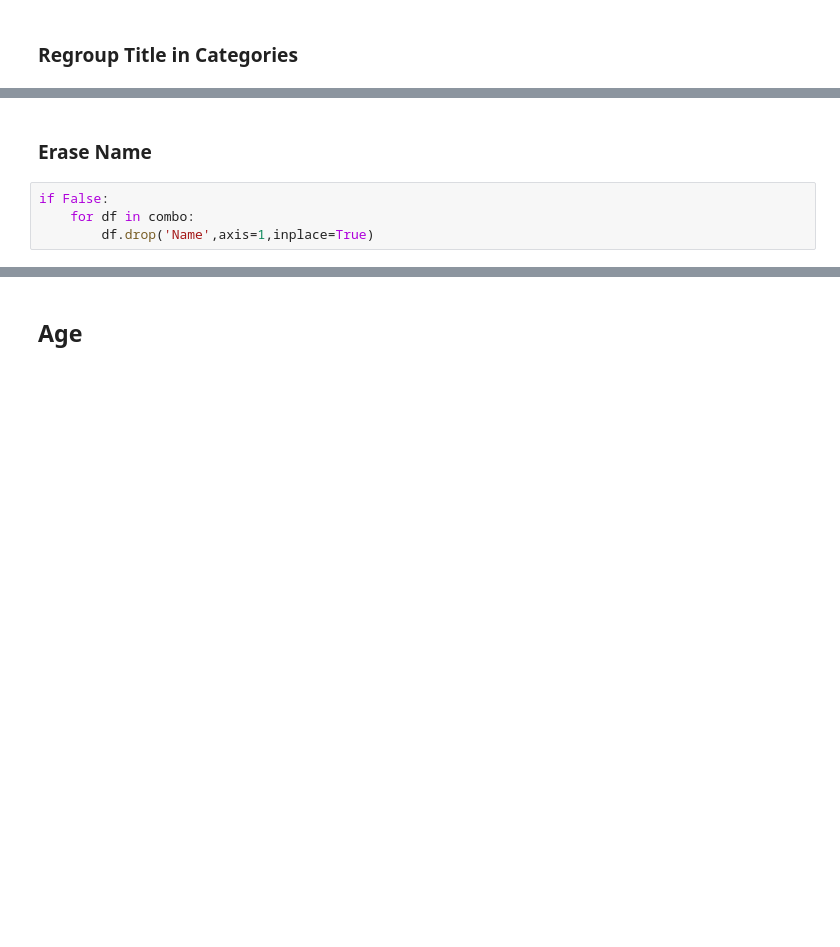
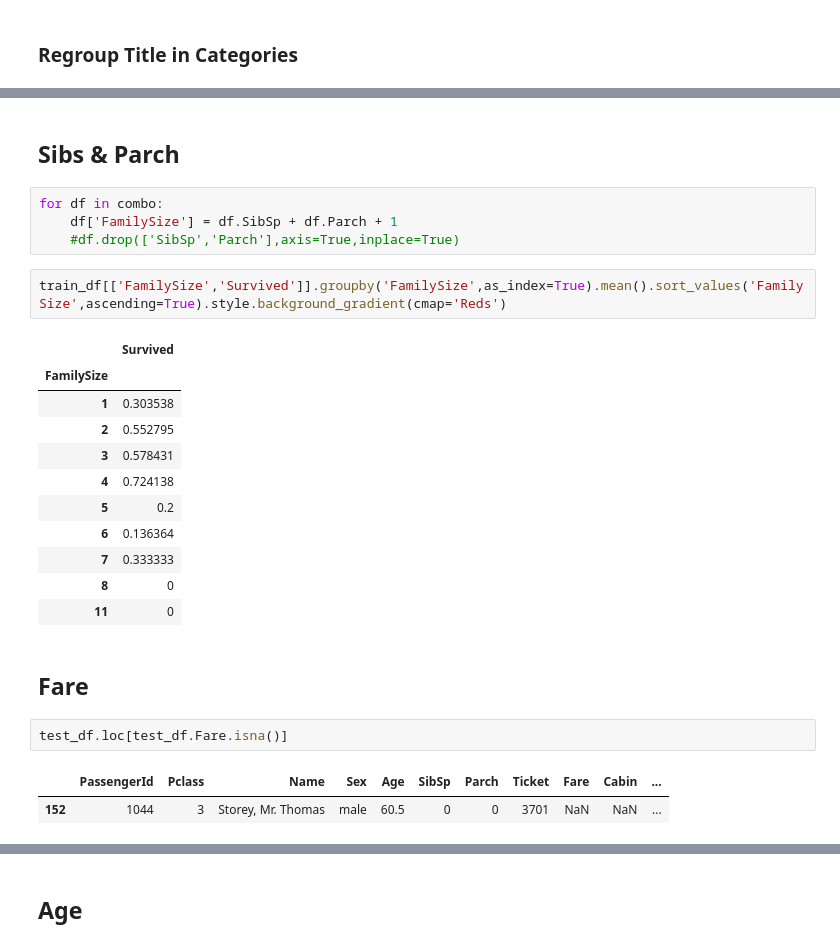
Before and after one commit to mathprovgit/kaggle-titanic, a Jupyter notebook: kaggle_Titanic.ipynb, the cells around one changed output, grey strips where cells are left out. Drawn from its saved outputs; the diff is of its cells as text; blank space fills up the shorter version.

```diff
--- a/kaggle_Titanic.ipynb
+++ b/kaggle_Titanic.ipynb
@@ -207,8 +218,29 @@ train_df[['Title','Survived']].groupby(['Title'],as_index=True).mean().sort_valu
 | Rare | 0.347826 |
 | Mr | 0.156673 |
-# %% [markdown]
-### Erase Name
+# %% [markdown]
+## Sibs & Parch
 # %%
-if False:
-    for df in combo:
-        df.drop('Name',axis=1,inplace=True)
+for df in combo:
+    df['FamilySize'] = df.SibSp + df.Parch + 1
+    #df.drop(['SibSp','Parch'],axis=True,inplace=True)
+# %%
+train_df[['FamilySize','Survived']].groupby('FamilySize',as_index=True).mean().sort_values('FamilySize',ascending=True).style.background_gradient(cmap='Reds')
+# %% [output]
+|  | Survived |
+| FamilySize |  |
+| 1 | 0.303538 |
+| 2 | 0.552795 |
+| 3 | 0.578431 |
+| 4 | 0.724138 |
+| 5 | 0.2 |
+| 6 | 0.136364 |
+| 7 | 0.333333 |
+| 8 | 0 |
+| 11 | 0 |
+# %% [markdown]
+## Fare
+# %%
+test_df.loc[test_df.Fare.isna()]
+# %% [output]
+|  | PassengerId | Pclass | Name | Sex | Age | SibSp | Parch | Ticket | Fare | Cabin | ... |
+| 152 | 1044 | 3 | Storey, Mr. Thomas | male | 60.5 | 0 | 0 | 3701 | NaN | NaN | ... |
```
Also changed, not shown: parts of 81 cells of this notebook, 2 other files.
